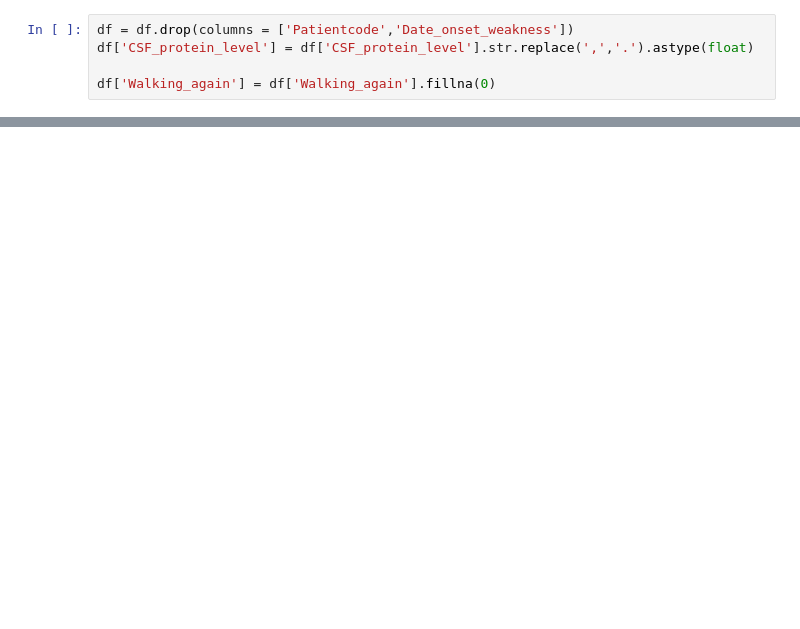
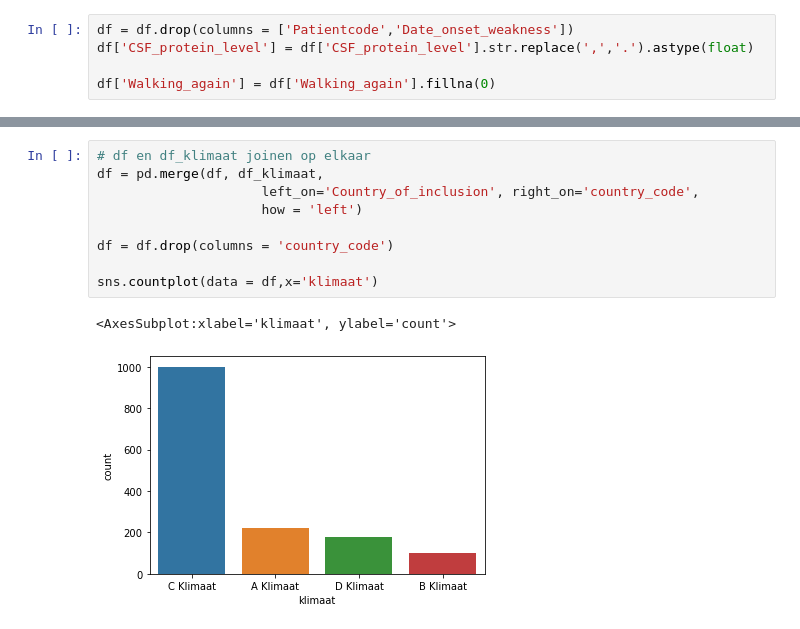
Before and after one commit to someoneontheworld/Modelleren-project, a Jupyter notebook: modelleren_code_v2.ipynb, the cells around one changed output, grey strips where cells are left out. Saved outputs shown, nothing was run; the diff lists cells and outputs as text; blank space fills up the shorter version.

Commit message:
klimaat + seizoenen gedefinieerd grafieken die verdeeling geven gemaakt

```diff
--- a/modelleren_code_v2.ipynb
+++ b/modelleren_code_v2.ipynb
@@ -114,0 +155,12 @@ sns.countplot(df,x='Country_of_inclusion')
+# %%
+# df en df_klimaat joinen op elkaar
+df = pd.merge(df, df_klimaat,
+                     left_on='Country_of_inclusion', right_on='country_code',
+                     how = 'left')
+
+df = df.drop(columns = 'country_code')
+
+sns.countplot(data = df,x='klimaat')
+# %% [output]
+<AxesSubplot:xlabel='klimaat', ylabel='count'>
+[figure, added]
```
Also changed, not shown: parts of 18 cells of this notebook.
